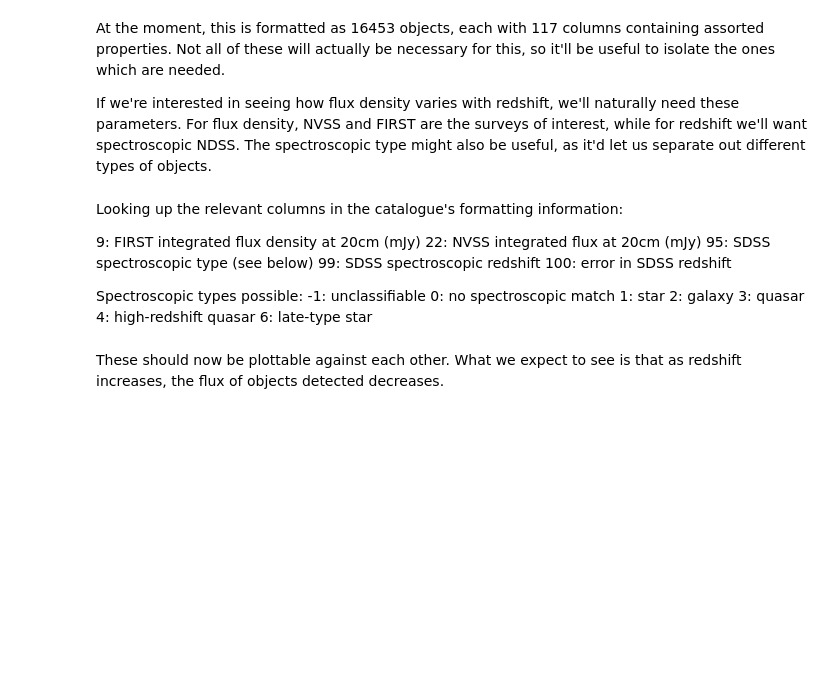
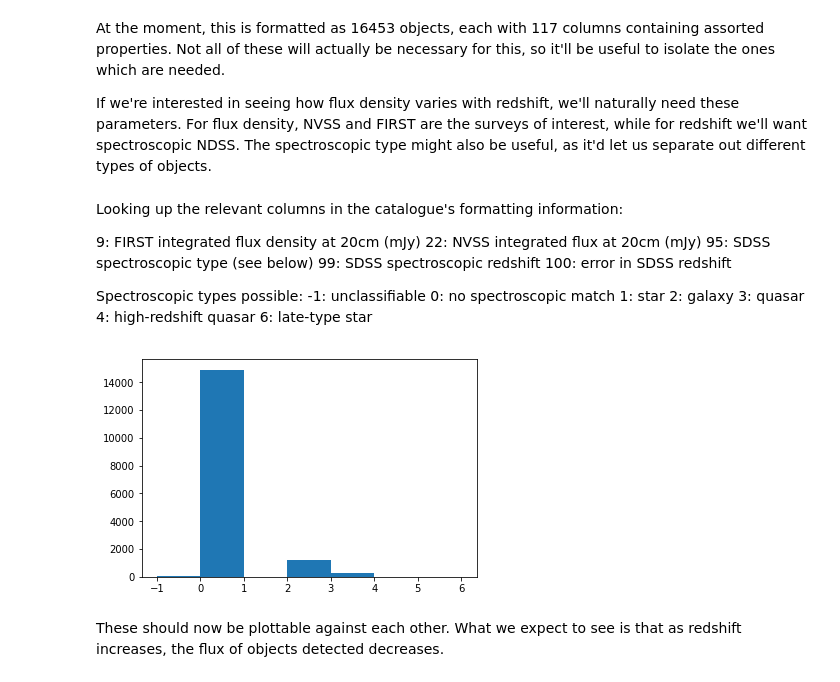
Before and after one commit to fmporter/nvssfirst, a Jupyter notebook: NVSS tests.ipynb, the cells around one changed output. Saved outputs shown, nothing was run; the diff lists cells and outputs as text; code cells hidden in the pictures; blank space fills up the shorter version.

```diff
--- a/NVSS tests.ipynb
+++ b/NVSS tests.ipynb
@@ -46,8 +46,13 @@ Spectroscopic types possible:
 # %%
 fflux = data['FIRST_FLUX']
 nflux = data['NVSS_FLUX']
 spectype = data['SPEC_TYPE']
 redshift = data['SPEC_REDSHIFT']
+
+plt.hist(spectype, bins=7)
+plt.show()
+# %% [output]
+[figure, added]
 # %% [markdown]
 These should now be plottable against each other. What we expect to see is that as redshift increases, the flux of objects detected decreases.
 # %%
```
Also changed, not shown: parts of 5 cells of this notebook.
